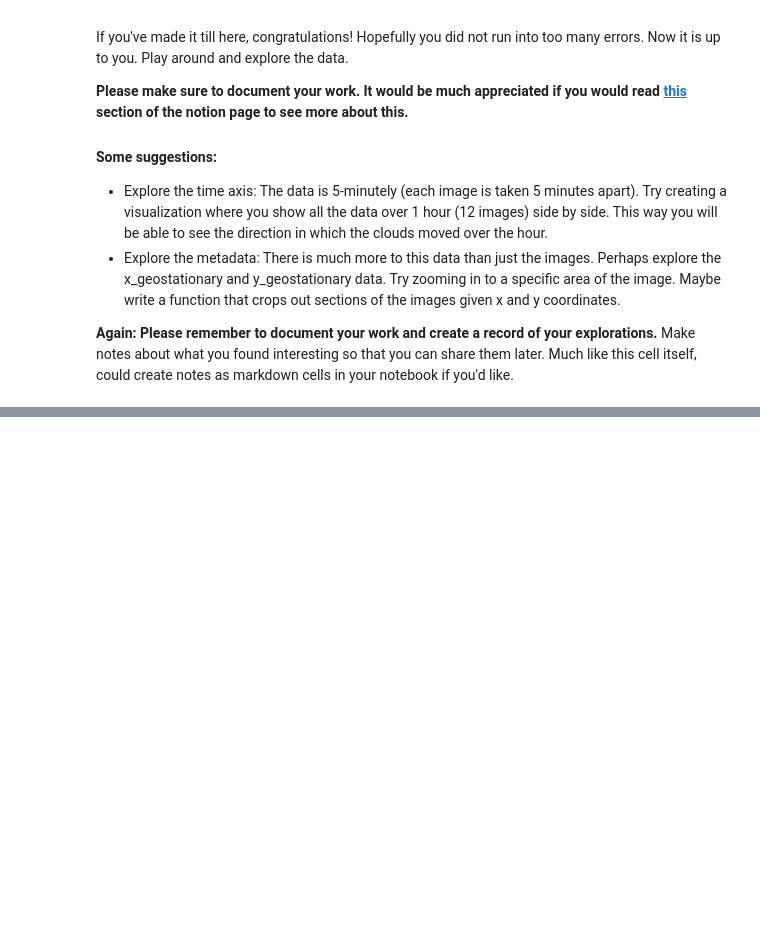
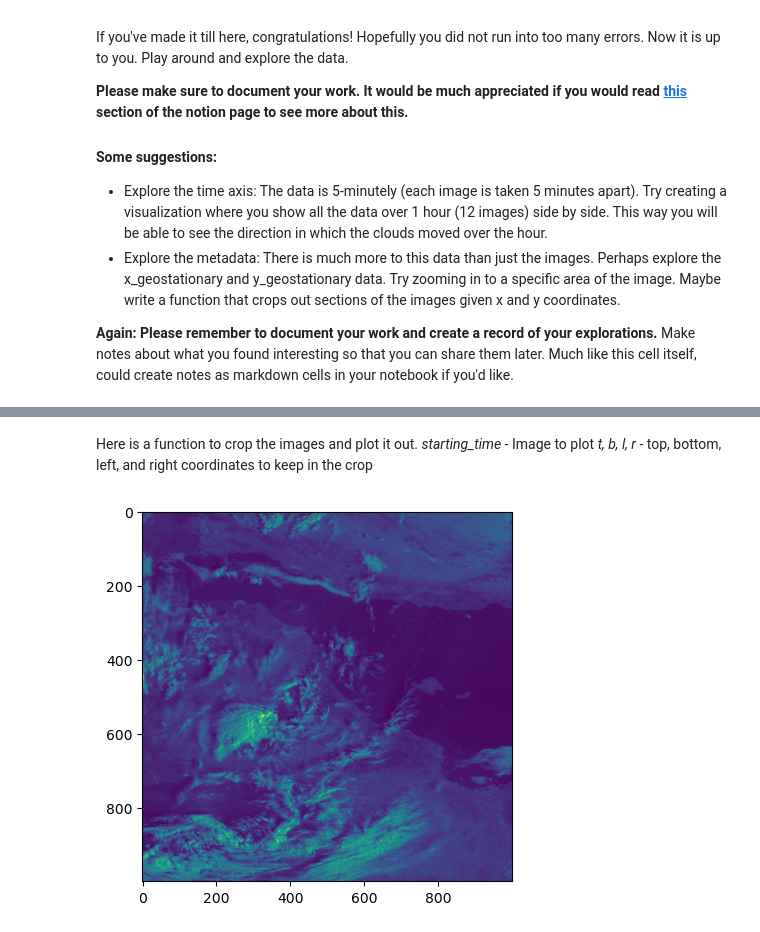
Before and after one commit to WAT-ai/open-climate-fix-project, a Jupyter notebook: eda/satellite.ipynb, the cells around one changed output, grey strips where cells are left out. Cells and saved outputs as stored; diff of their text form; code cells hidden in the pictures; blank space fills up the shorter version.

```diff
--- a/eda/satellite.ipynb
+++ b/eda/satellite.ipynb
@@ -48,0 +195,11 @@ If you've made it till here, congratulations! Hopefully you did not run into too
+# %% [markdown]
+Here is a function to crop the images and plot it out.
+_starting_time_ - Image to plot
+_t, b, l, r_ - top, bottom, left, and right coordinates to keep in the crop
+# %%
+def plot_crop(starting_time,t, b, l, r):
+    plt.imshow(dataset["data"].sel(time=starting_time)[t:b, l:r, :])
+# %%
+plot_crop(starting_time, 2000, 3000, 1500, 2500)
+# %% [output]
+[figure, added]
```
Also changed, not shown: parts of 23 cells of this notebook, 2 other files.
